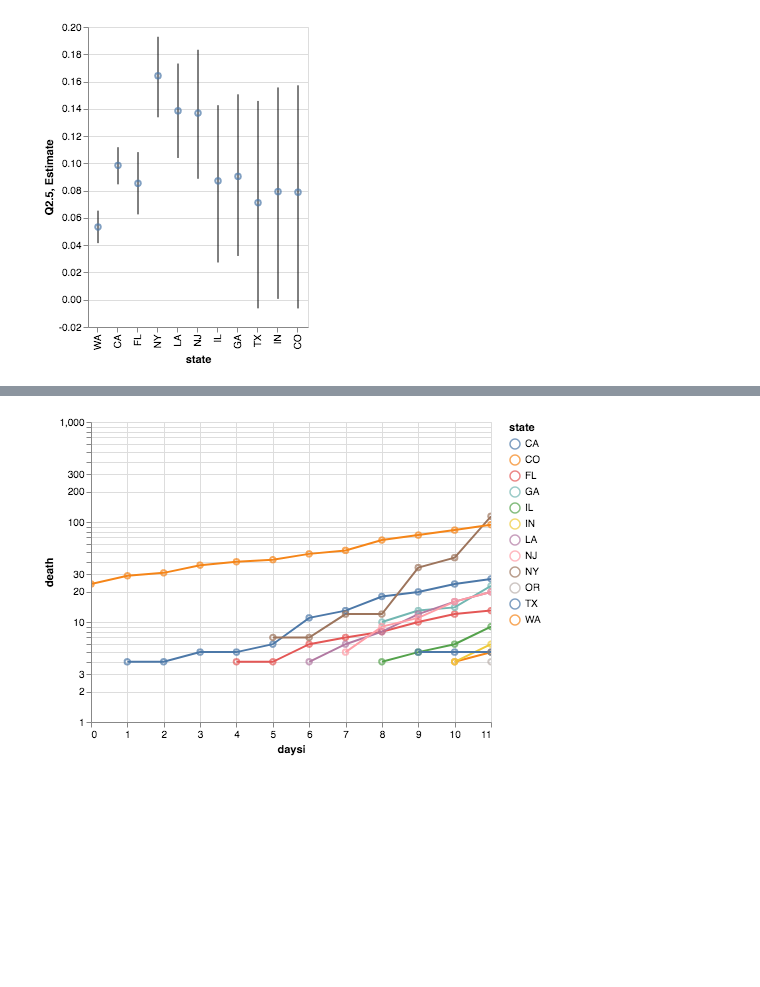
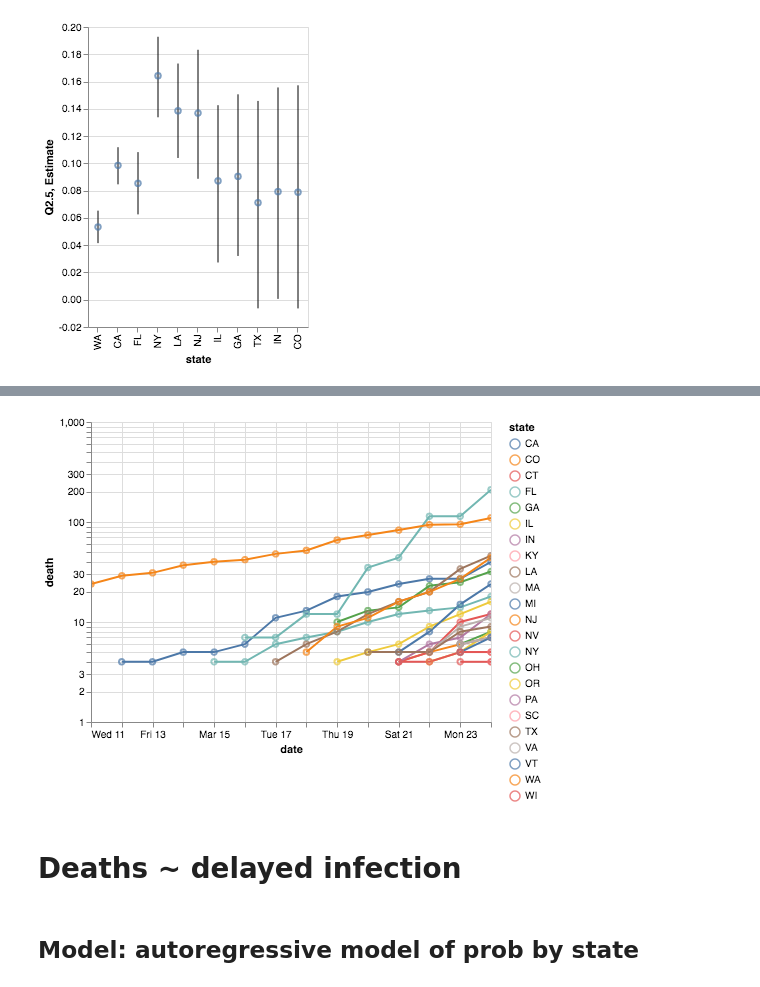
Before and after one commit to wcbeard/covid_models, a Jupyter notebook: notebooks/covid_model.ipynb, the cells around one changed output, grey strips where cells are left out. Drawn from its saved outputs; the diff is of its cells as text; code cells hidden in the pictures; blank space fills up the shorter version.

Commit message:
some stan models

```diff
--- a/notebooks/covid_model.ipynb
+++ b/notebooks/covid_model.ipynb
@@ -50,6 +51,6 @@ File for 2020-03-22 already exists!
 # %%
 dfs = (
-    load_states(date="03-20")
+    load_states(date="03-25")
     .sort_values(["state", "date"], ascending=True)
     .reset_index(drop=1)
 )
@@ -234,5 +307,9 @@ m2pl_lin & m2pl_log
 # %%
-p2 = pl(dfd, x='daysi', y='death')
+p2 = pl(dfd, x='date', y='death')
 p2
 # %% [output]
-[figure, old version]
+[figure, new version]
+# %% [markdown]
+# Deaths ~ delayed infection
+# %% [markdown]
+## Model: autoregressive model of prob by state
```
Also changed, not shown: parts of 53 cells of this notebook, 6 other files.
